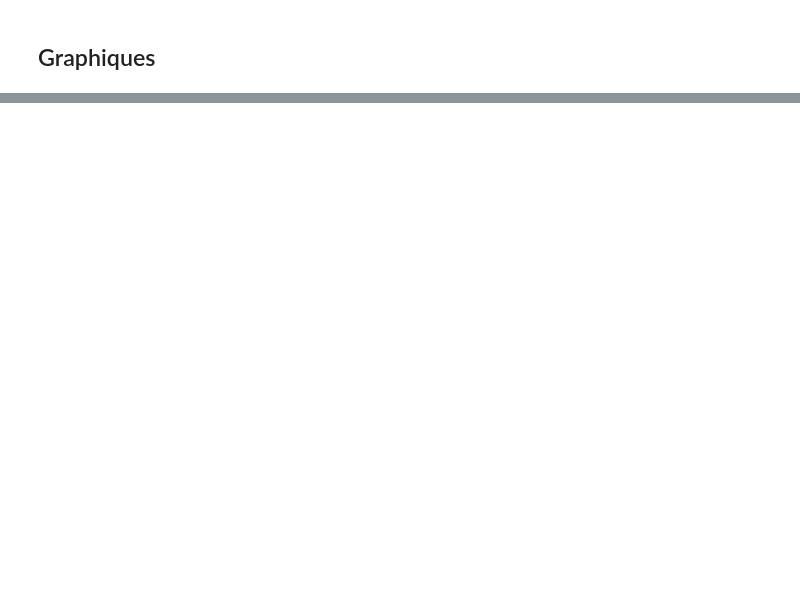
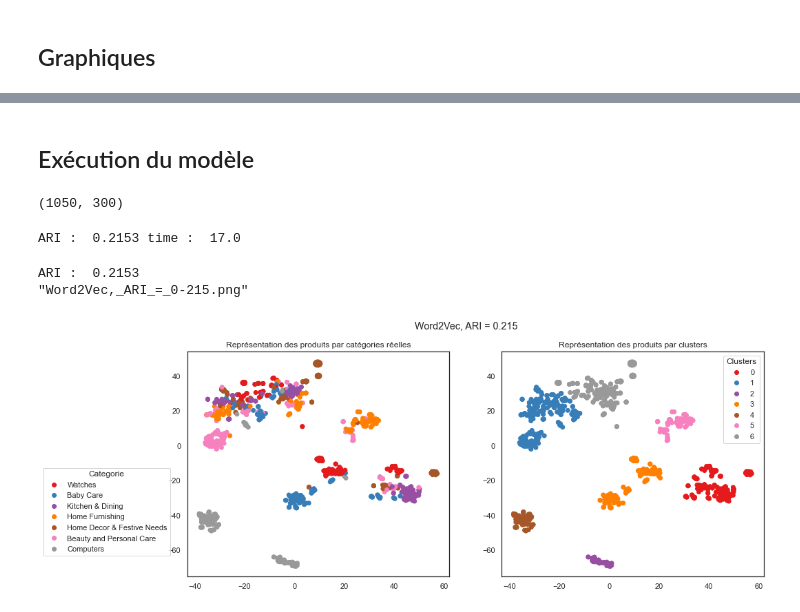
Before and after one commit to mrcreasey/oc-ds-p6-nlp-computer-vision, a Jupyter notebook: P6_01_text_clustering.ipynb, the cells around one changed output, grey strips where cells are left out. Saved outputs shown, nothing was run; the diff lists cells and outputs as text; code cells hidden in the pictures; blank space fills up the shorter version.

```diff
--- a/P6_01_text_clustering.ipynb
+++ b/P6_01_text_clustering.ipynb
@@ -729,0 +798,22 @@ ARI :  0.5449
+# %%
+# Création de la matrice d'embedding
+
+print("Create Embedding matrix ...")
+w2v_size = 300
+word_index = tokenizer.word_index
+vocab_size = len(word_index) + 1
+embedding_matrix = np.zeros((vocab_size, w2v_size))
+i=0
+j=0
+
+for word, idx in word_index.items():
+    i +=1
+    if word in w2v_words:
+        j +=1
+        embedding_vector = model_vectors[word]
+        if embedding_vector is not None:
+            embedding_matrix[idx] = model_vectors[word]
+
+word_rate = np.round(j/i,4)
+print("Word embedding rate : ", word_rate)
+print("Embedding matrix: %s" % str(embedding_matrix.shape))
@@ -729,0 +826,14 @@ ARI :  0.5449
+# %%
+# Création du modèle
+from tensorflow.keras import layers as klayers
+
+input=klayers.Input(shape=(len(x_sentences),maxlen),dtype='float64')
+word_input=klayers.Input(shape=(maxlen,),dtype='float64')
+word_embedding=klayers.Embedding(input_dim=vocab_size,
+                         output_dim=w2v_size,
+                         weights = [embedding_matrix],
+                         input_length=maxlen)(word_input)
+word_vec=klayers.GlobalAveragePooling1D()(word_embedding)
+embed_model = Model([word_input],word_vec)
+
+embed_model.summary()
@@ -729,0 +857,19 @@ ARI :  0.5449
+# %% [markdown]
+## Exécution du modèle
+# %%
+embeddings = embed_model.predict(x_sentences)
+embeddings.shape
+# %% [output]
+(1050, 300)
+# %%
+ARI3, X_tsne3, labels3 = ARI_fct(embeddings)
+# %% [output]
+ARI :  0.2153 time :  17.0
+# %%
+fig=TSNE_visu_fct(X_tsne3, y_cat_num, labels3, ARI3)
+plt.suptitle(f'Word2Vec, ARI = {ARI3:.3f}')
+to_png()
+# %% [output]
+ARI :  0.2153
+"Word2Vec,_ARI_=_0-215.png"
+[figure, added]
```
Also changed, not shown: parts of 23 cells of this notebook, 1 other file.
